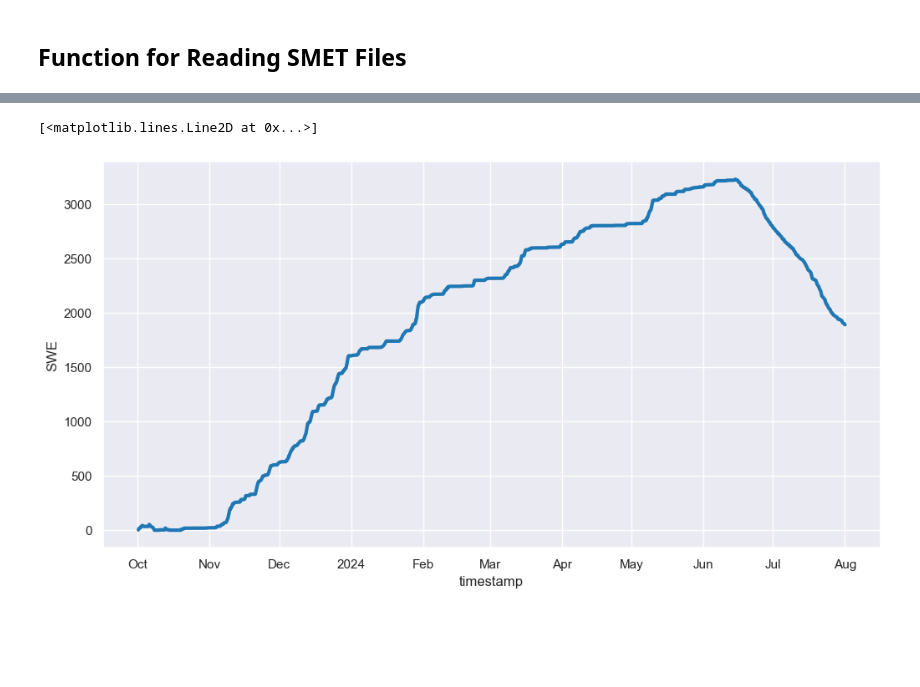
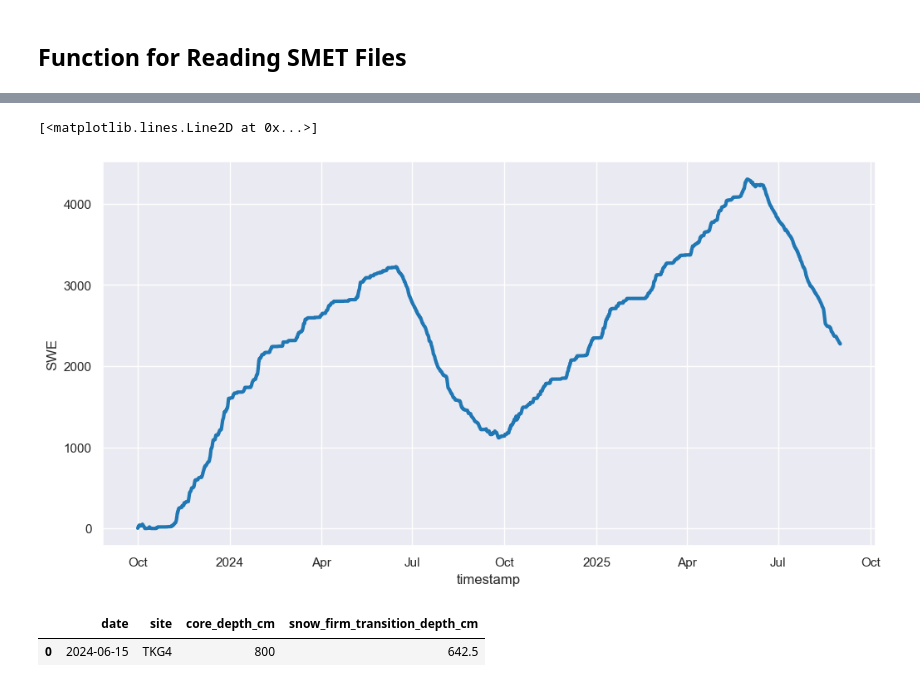
Before and after one commit to cassielumbrazo/snow_modeling_point, a Jupyter notebook: sites/tkg4/3_read_snowpack_output.ipynb, the cells around one changed output, grey strips where cells are left out. Cells and saved outputs as stored; diff of their text form; code cells hidden in the pictures; blank space fills up the shorter version.

```diff
--- a/sites/tkg4/3_read_snowpack_output.ipynb
+++ b/sites/tkg4/3_read_snowpack_output.ipynb
@@ -122,0 +155,2 @@ Text(0, 0.5, 'snow depth (cm)')
+# %%
+ds_snowpack_WY2024_25, header = read_smet("/home/cassie/python/models/run_snowpack/sites/tkg4/output/hrrrak_tkg4_WY2024-25_heatflux_soiltemp_zero.smet")
@@ -123,6 +167,11 @@ Text(0, 0.5, 'snow depth (cm)')
 # %%
 # plot SWE
-ds_snowpack.SWE.plot(label = 'SNOWPACK model', linewidth = 3, color='tab:blue')
+ds_snowpack_WY2024_25.SWE.plot(label = 'SNOWPACK model', linewidth = 3, color='tab:blue')
 # %% [output]
 [<matplotlib.lines.Line2D at 0x...>]
-[figure, old version]
+[figure, new version]
+# %%
+df_field
+# %% [output]
+|  | date | site | core_depth_cm | snow_firm_transition_depth_cm |
+| 0 | 2024-06-15 | TKG4 | 800 | 642.5 |
```
Also changed, not shown: parts of 12 cells of this notebook, 10 other files.
